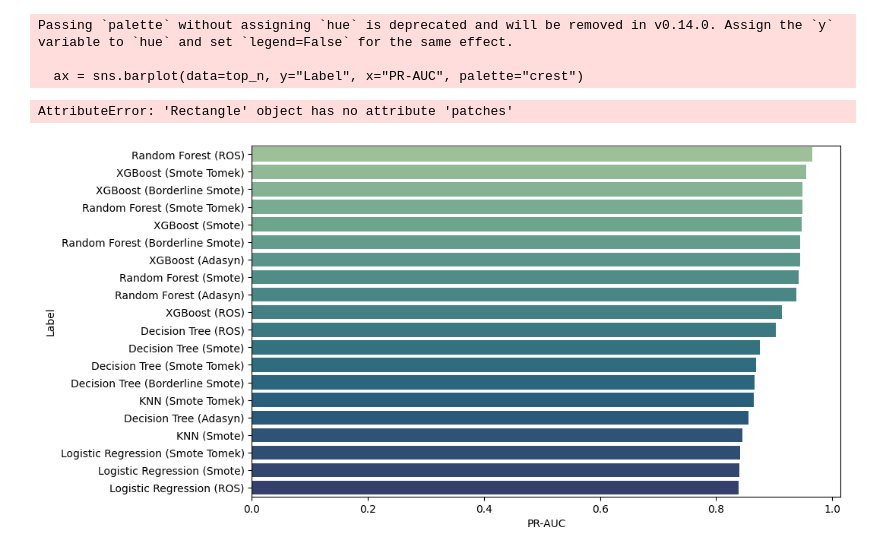
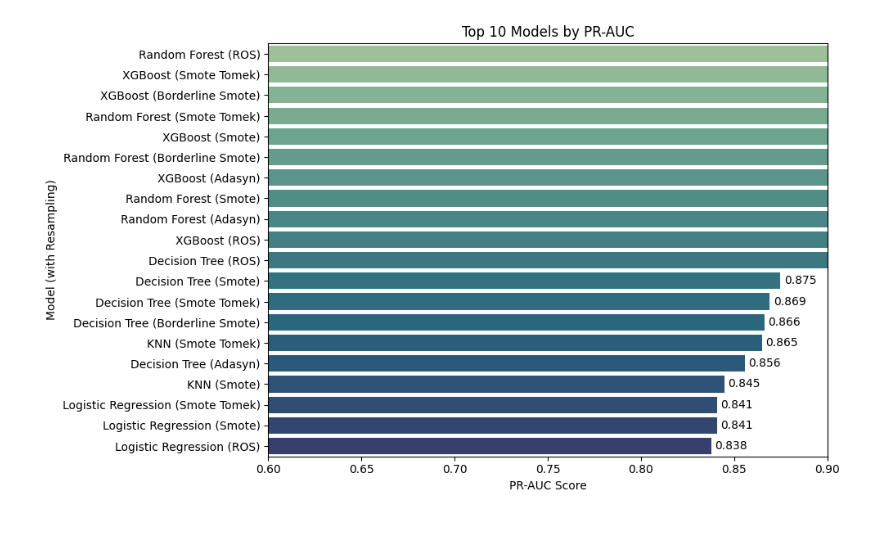
Before and after one commit to busraacr/churn_prediction, a Jupyter notebook: ml_comparison.ipynb, the cells around one changed output. Saved outputs shown, nothing was run; the diff lists cells and outputs as text; code cells hidden in the pictures; blank space fills up the shorter version.

Commit message:
visuals added, and some warnings fixed

```diff
--- a/ml_comparison.ipynb
+++ b/ml_comparison.ipynb
@@ -27,27 +27,23 @@ print("Combined results saved to 'all_model_comparisons.csv'")
 # %%
-# En iyi 10 modeli PR-AUC değerine göre al
+# best 10 models by PR-AUC
 top_n = df_all.sort_values(by="PR-AUC", ascending=False).head(20).copy()
 
-# Model ve resampling isimlerini birleştirip tek etiket yap
 top_n["Label"] = top_n["Model"] + " (" + top_n["Resampling"] + ")"
 
-# Plot
+# plot
 plt.figure(figsize=(10, 6))
-ax = sns.barplot(data=top_n, y="Label", x="PR-AUC", palette="crest")
+ax = sns.barplot(data=top_n, y="Label", x="PR-AUC", hue="Label", palette="crest", legend=False)
 
-# Bar üstüne PR-AUC skorlarını yaz
-for i in ax.containers[0]:
-    ax.bar_label(i, fmt="%.3f", label_type="edge", padding=3)
+
+# writing the scores
+for container in ax.containers:
+    ax.bar_label(container, fmt="%.3f", label_type="edge", padding=3)
 
 plt.title("Top 10 Models by PR-AUC")
 plt.xlabel("PR-AUC Score")
 plt.ylabel("Model (with Resampling)")
-plt.xlim(0.6, 0.9)  # Gerekirse değiştir
+plt.xlim(0.6, 0.9)
 plt.tight_layout()
 plt.show()
 # %% [output]
-Passing `palette` without assigning `hue` is deprecated and will be removed in v0.14.0. Assign the `y` variable to `hue` and set `legend=False` for the same effect.
-
-  ax = sns.barplot(data=top_n, y="Label", x="PR-AUC", palette="crest")
-AttributeError: 'Rectangle' object has no attribute 'patches'
-[figure, old version]
+[figure, new version]
```
Also changed, not shown: parts of 8 cells of this notebook, 10 other files.
